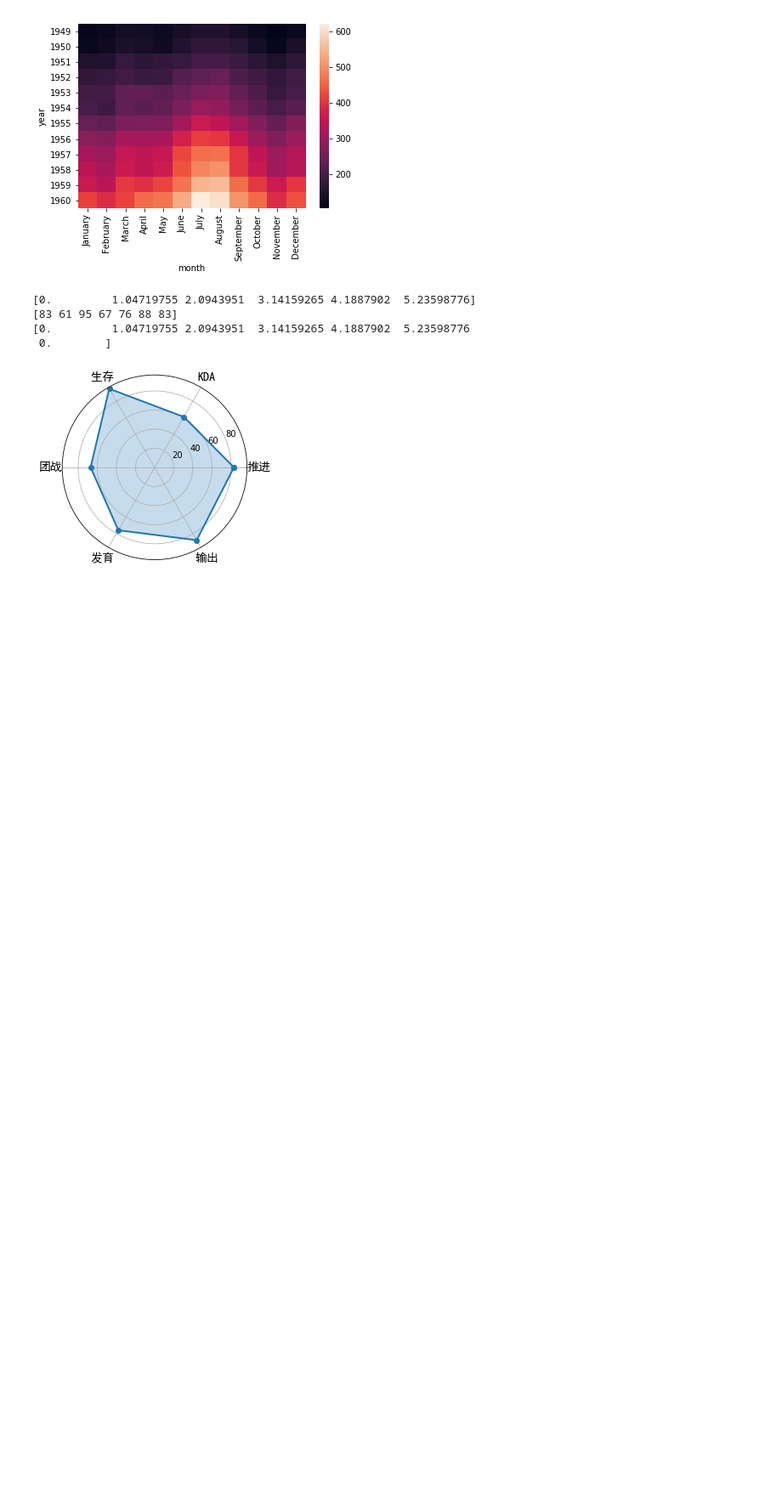
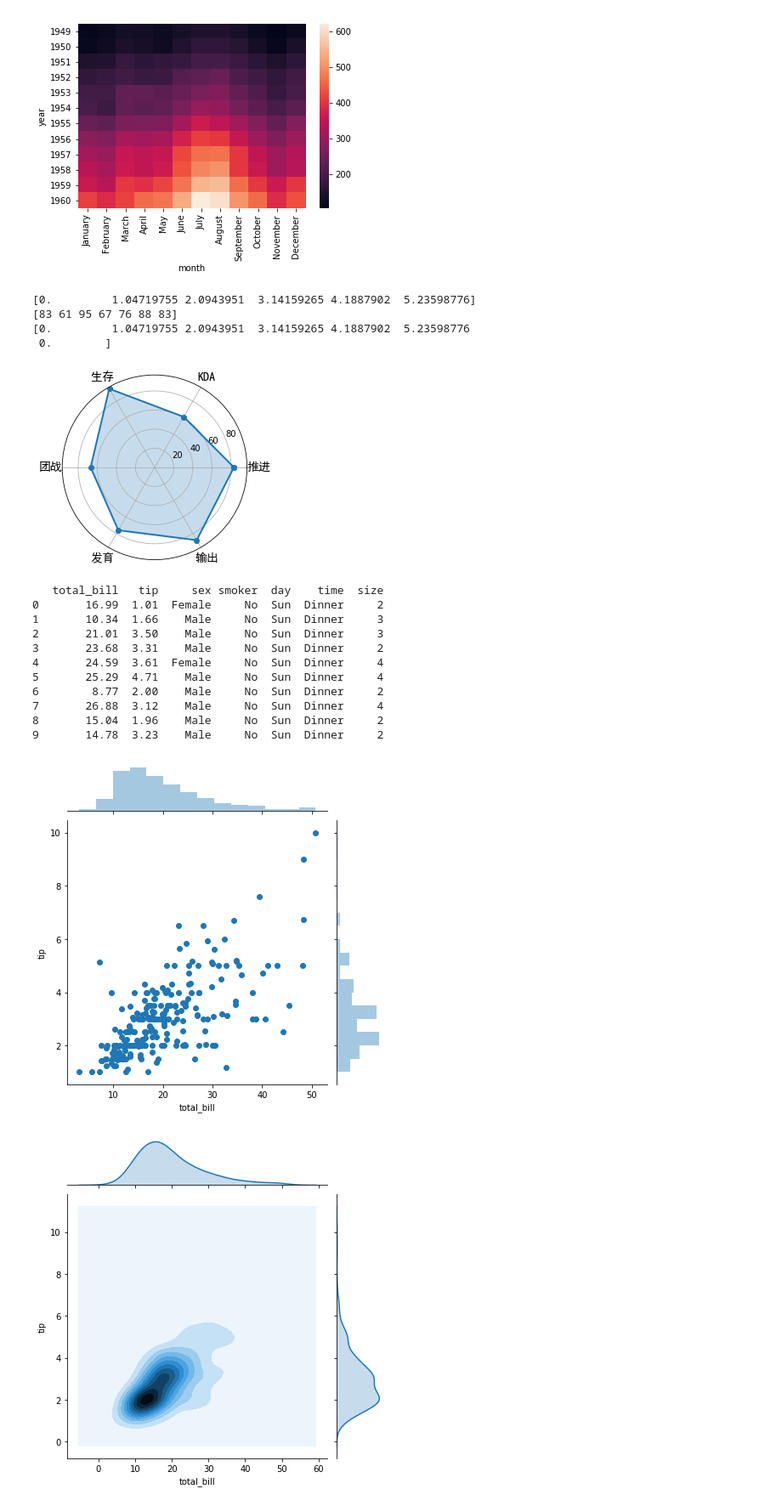
Before and after one commit to leledada/jupyter, a Jupyter notebook: matplotlibDemo.ipynb, the cells around one changed output. Shown: that part at 85% size. Saved outputs shown, nothing was run; the diff lists cells and outputs as text; code cells hidden in the pictures; blank space fills up the shorter version.

```diff
--- a/matplotlibDemo.ipynb
+++ b/matplotlibDemo.ipynb
@@ -252,3 +257,49 @@ plt.show()
 [0.         1.04719755 2.0943951  3.14159265 4.1887902  5.23598776
  0.        ]
 [figure]
+# %%
+'''
+二元变量分布
+
+在 Seaborn 里，使用二元变量分布是非常方便的，
+直接使用 sns.jointplot(x, y, data=None, kind) 函数即可。
+其中用 kind 表示不同的视图类型：
+“kind=‘scatter’”代表散点图，
+“kind=‘kde’”代表核密度图，
+“kind=‘hex’ ”代表 Hexbin 图，它代表的是直方图的二维模拟。
+
+'''
+
+
+import matplotlib.pyplot as plt
+import seaborn as sns
+# 数据准备
+'''
+Seaborn 中自带的数据集 tips，这个数据集记录了不同顾客在餐厅的消费账单及小费情况
+代码中 total_bill 保存了客户的账单金额，
+tip 是该客户给出的小费金额。
+我们可以用 Seaborn 中的 jointplot 来探索这两个变量之间的关系。
+'''
+tips = sns.load_dataset("tips")
+print(tips.head(10))
+# 用Seaborn画二元变量分布图（散点图，核密度图，Hexbin图）
+sns.jointplot(x="total_bill", y="tip", data=tips, kind='scatter')
+# 核密度图
+sns.jointplot(x="total_bill", y="tip", data=tips, kind='kde')
+#  Hexbin 图
+sns.jointplot(x="total_bill", y="tip", data=tips, kind='hex')
+plt.show()
+# %% [output]
+   total_bill   tip     sex smoker  day    time  size
+0       16.99  1.01  Female     No  Sun  Dinner     2
+1       10.34  1.66    Male     No  Sun  Dinner     3
+2       21.01  3.50    Male     No  Sun  Dinner     3
+3       23.68  3.31    Male     No  Sun  Dinner     2
+4       24.59  3.61  Female     No  Sun  Dinner     4
+5       25.29  4.71    Male     No  Sun  Dinner     4
+6        8.77  2.00    Male     No  Sun  Dinner     2
+7       26.88  3.12    Male     No  Sun  Dinner     4
+8       15.04  1.96    Male     No  Sun  Dinner     2
+9       14.78  3.23    Male     No  Sun  Dinner     2
+[figure, added]
+[figure, added]
```
Also changed, not shown: parts of 6 cells of this notebook.
